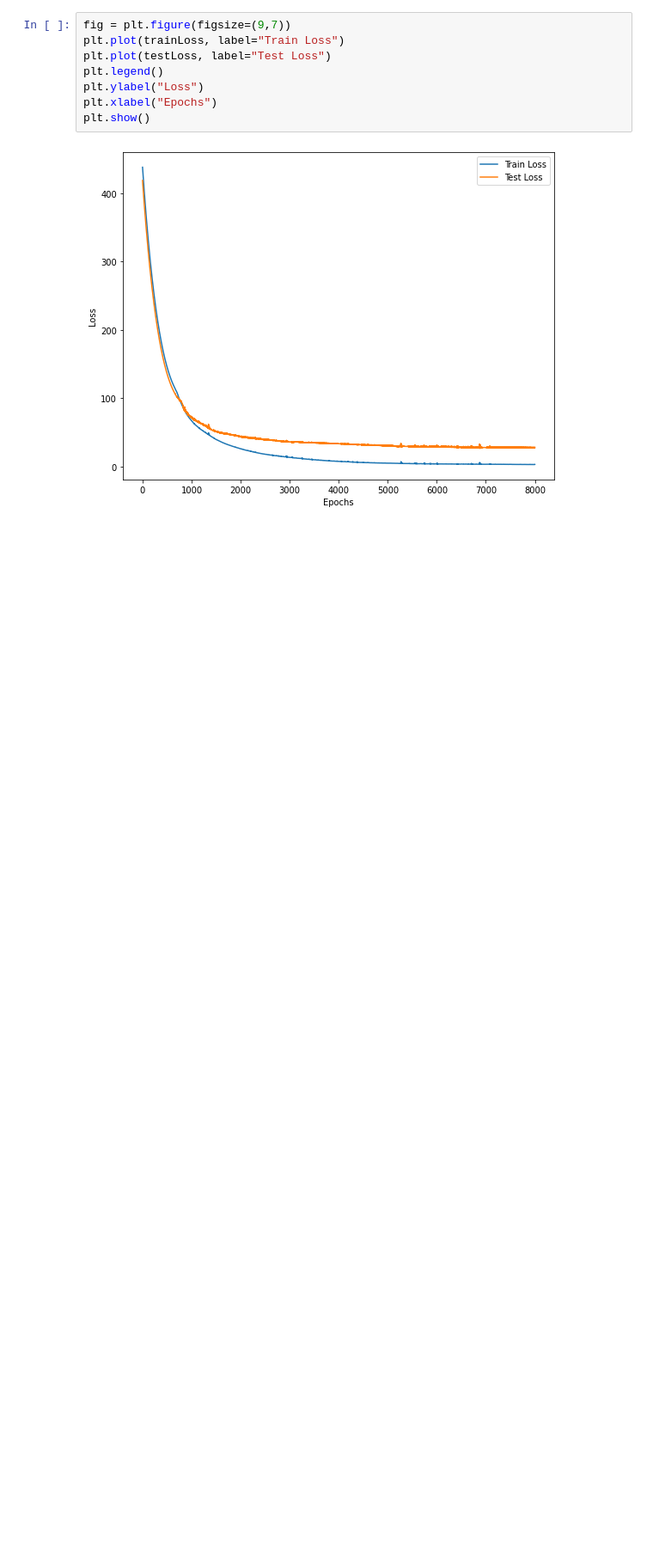
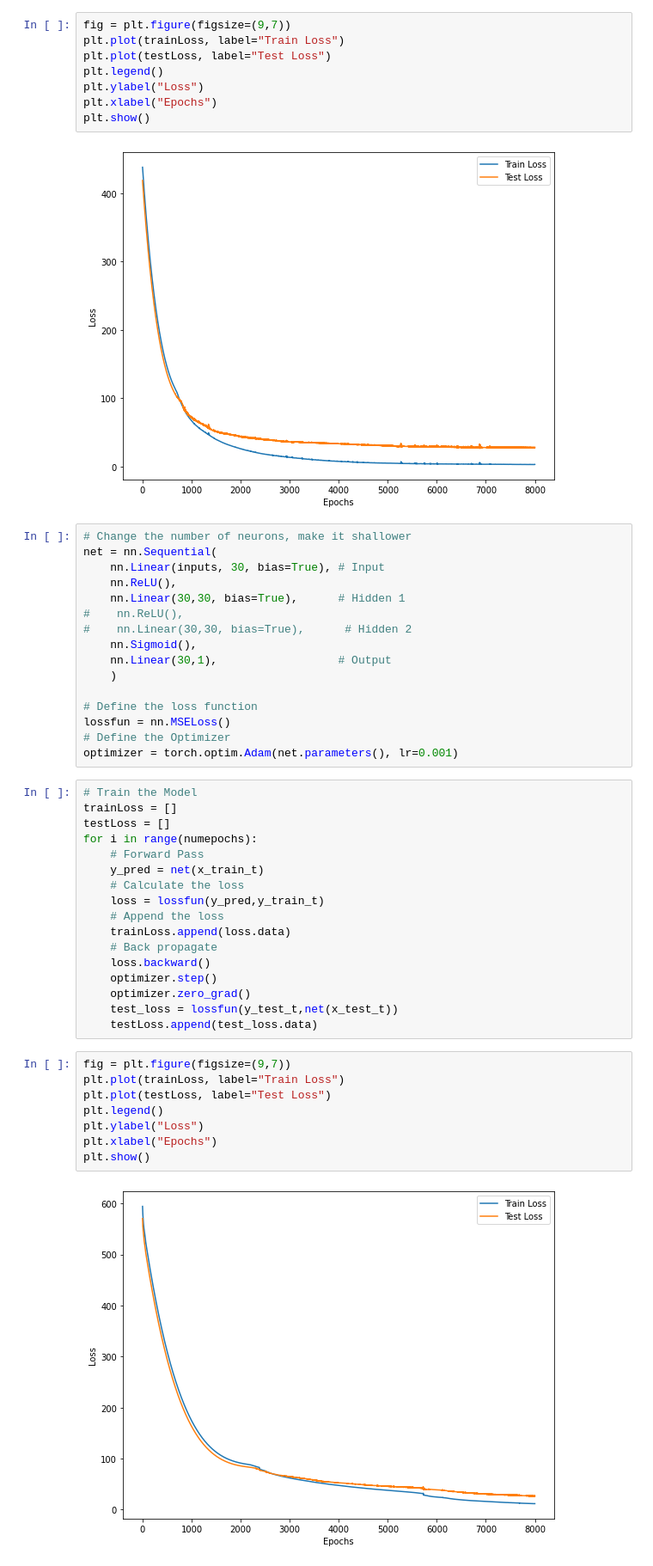
Before and after one commit to ilirsheraj/AutoEncoders-GANs, a Jupyter notebook: Chpt_01_Basics_DL.ipynb, the cells around one changed output. Shown at 86% size. Drawn from its saved outputs; the diff is of its cells as text; blank space fills up the shorter version.

```diff
--- a/Chpt_01_Basics_DL.ipynb
+++ b/Chpt_01_Basics_DL.ipynb
@@ -362,3 +363,46 @@ plt.xlabel("Epochs")
 plt.show()
 # %% [output]
 [figure]
+# %%
+# Change the number of neurons, make it shallower
+net = nn.Sequential(
+    nn.Linear(inputs, 30, bias=True), # Input
+    nn.ReLU(),
+    nn.Linear(30,30, bias=True),      # Hidden 1
+#    nn.ReLU(),
+#    nn.Linear(30,30, bias=True),      # Hidden 2
+    nn.Sigmoid(),
+    nn.Linear(30,1),                  # Output
+    )
+
+# Define the loss function
+lossfun = nn.MSELoss()
+# Define the Optimizer
+optimizer = torch.optim.Adam(net.parameters(), lr=0.001)
+# %%
+# Train the Model
+trainLoss = []
+testLoss = []
+for i in range(numepochs):
+    # Forward Pass
+    y_pred = net(x_train_t)
+    # Calculate the loss
+    loss = lossfun(y_pred,y_train_t)
+    # Append the loss
+    trainLoss.append(loss.data)
+    # Back propagate
+    loss.backward()
+    optimizer.step()
+    optimizer.zero_grad()
+    test_loss = lossfun(y_test_t,net(x_test_t))
+    testLoss.append(test_loss.data)
+# %%
+fig = plt.figure(figsize=(9,7))
+plt.plot(trainLoss, label="Train Loss")
+plt.plot(testLoss, label="Test Loss")
+plt.legend()
+plt.ylabel("Loss")
+plt.xlabel("Epochs")
+plt.show()
+# %% [output]
+[figure, added]
```
Also changed, not shown: parts of 15 cells of this notebook.
